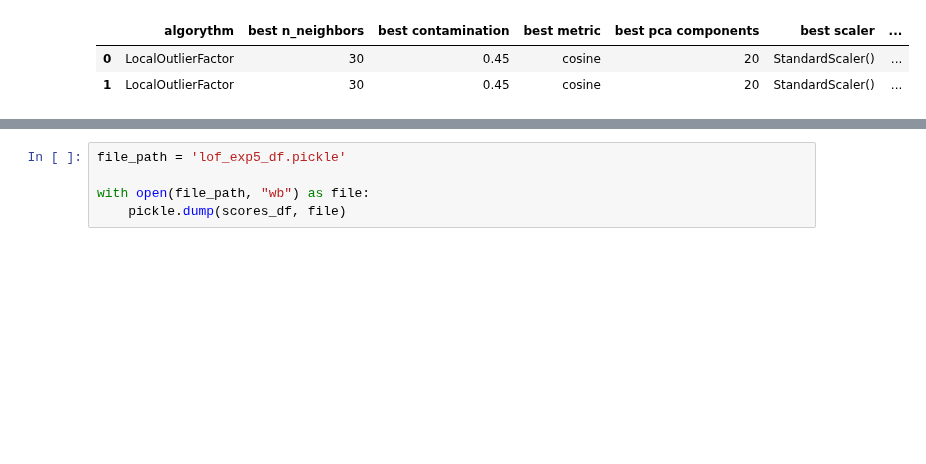
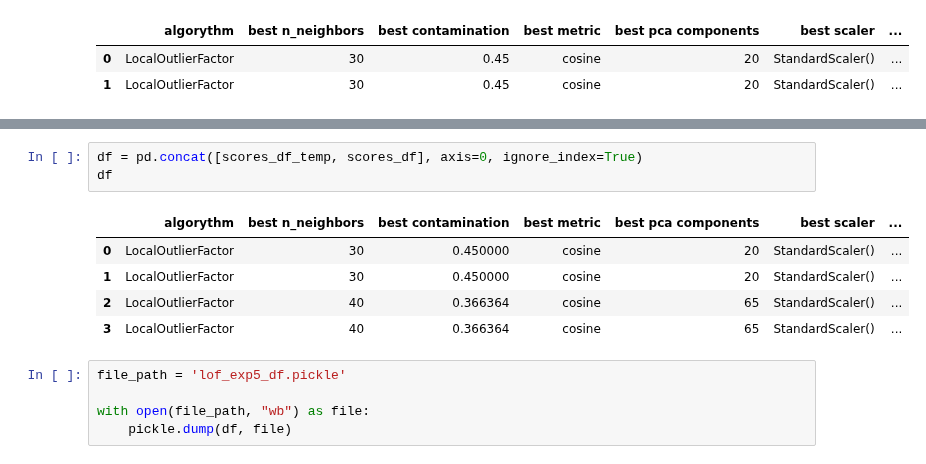
Before and after one commit to chrfum/one-class_classifier, a Jupyter notebook: run-over_classifier/one_class_codes/lof_exp5.ipynb, the cells around one changed output, grey strips where cells are left out. Cells and saved outputs as stored; diff of their text form; blank space fills up the shorter version.

```diff
--- a/run-over_classifier/one_class_codes/lof_exp5.ipynb
+++ b/run-over_classifier/one_class_codes/lof_exp5.ipynb
@@ -194,5 +386,14 @@ scores_df
+# %%
+df = pd.concat([scores_df_temp, scores_df], axis=0, ignore_index=True)
+df
+# %% [output]
+|  | algorythm | best n_neighbors | best contamination | best metric | best pca components | best scaler | ... |
+| 0 | LocalOutlierFactor | 30 | 0.450000 | cosine | 20 | StandardScaler() | ... |
+| 1 | LocalOutlierFactor | 30 | 0.450000 | cosine | 20 | StandardScaler() | ... |
+| 2 | LocalOutlierFactor | 40 | 0.366364 | cosine | 65 | StandardScaler() | ... |
+| 3 | LocalOutlierFactor | 40 | 0.366364 | cosine | 65 | StandardScaler() | ... |
 # %%
 file_path = 'lof_exp5_df.pickle'
 
 with open(file_path, "wb") as file:
-    pickle.dump(scores_df, file)
+    pickle.dump(df, file)
```
Also changed, not shown: parts of 9 cells of this notebook.
